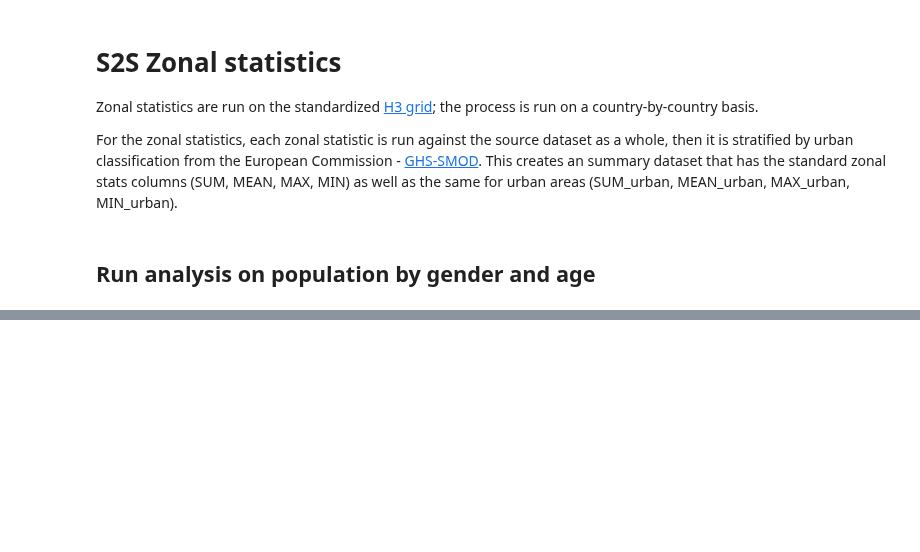
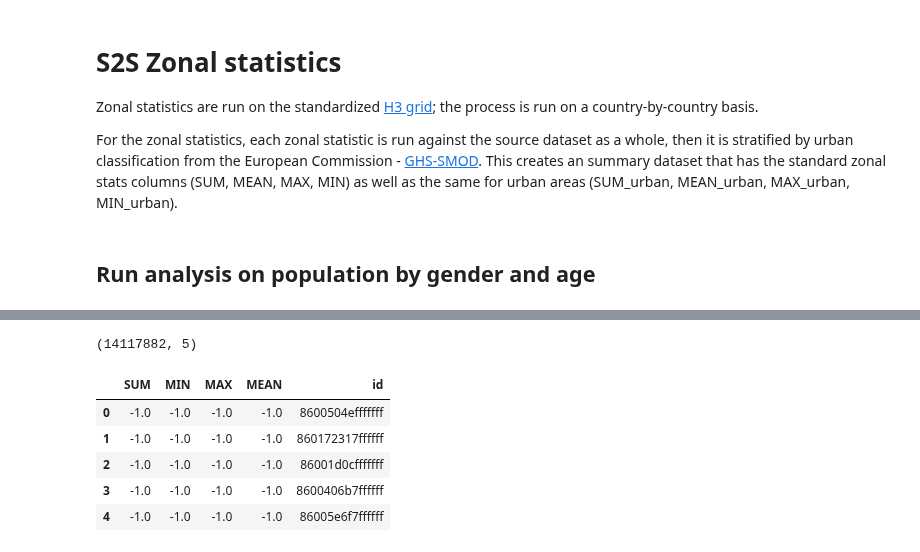
Before and after one commit to worldbank/DECAT_Space2Stats, a Jupyter notebook: notebooks/Space2Stats_RunZonal_Scorecard_Pop.ipynb, the cells around one changed output, grey strips where cells are left out. Saved outputs shown, nothing was run; the diff lists cells and outputs as text; code cells hidden in the pictures; blank space fills up the shorter version.

```diff
--- a/notebooks/Space2Stats_RunZonal_Scorecard_Pop.ipynb
+++ b/notebooks/Space2Stats_RunZonal_Scorecard_Pop.ipynb
@@ -103,0 +133,13 @@ arg_list[0][0]
+# %%
+cur_pd.shape
+# %% [output]
+(14117882, 5)
+# %%
+cur_pd.head()
+# %% [output]
+|  | SUM | MIN | MAX | MEAN | id |
+| 0 | -1.0 | -1.0 | -1.0 | -1.0 | 8600504efffffff |
+| 1 | -1.0 | -1.0 | -1.0 | -1.0 | 860172317ffffff |
+| 2 | -1.0 | -1.0 | -1.0 | -1.0 | 86001d0cfffffff |
+| 3 | -1.0 | -1.0 | -1.0 | -1.0 | 8600406b7ffffff |
+| 4 | -1.0 | -1.0 | -1.0 | -1.0 | 86005e6f7ffffff |
```
Also changed, not shown: parts of 13 cells of this notebook, 11 other files.
